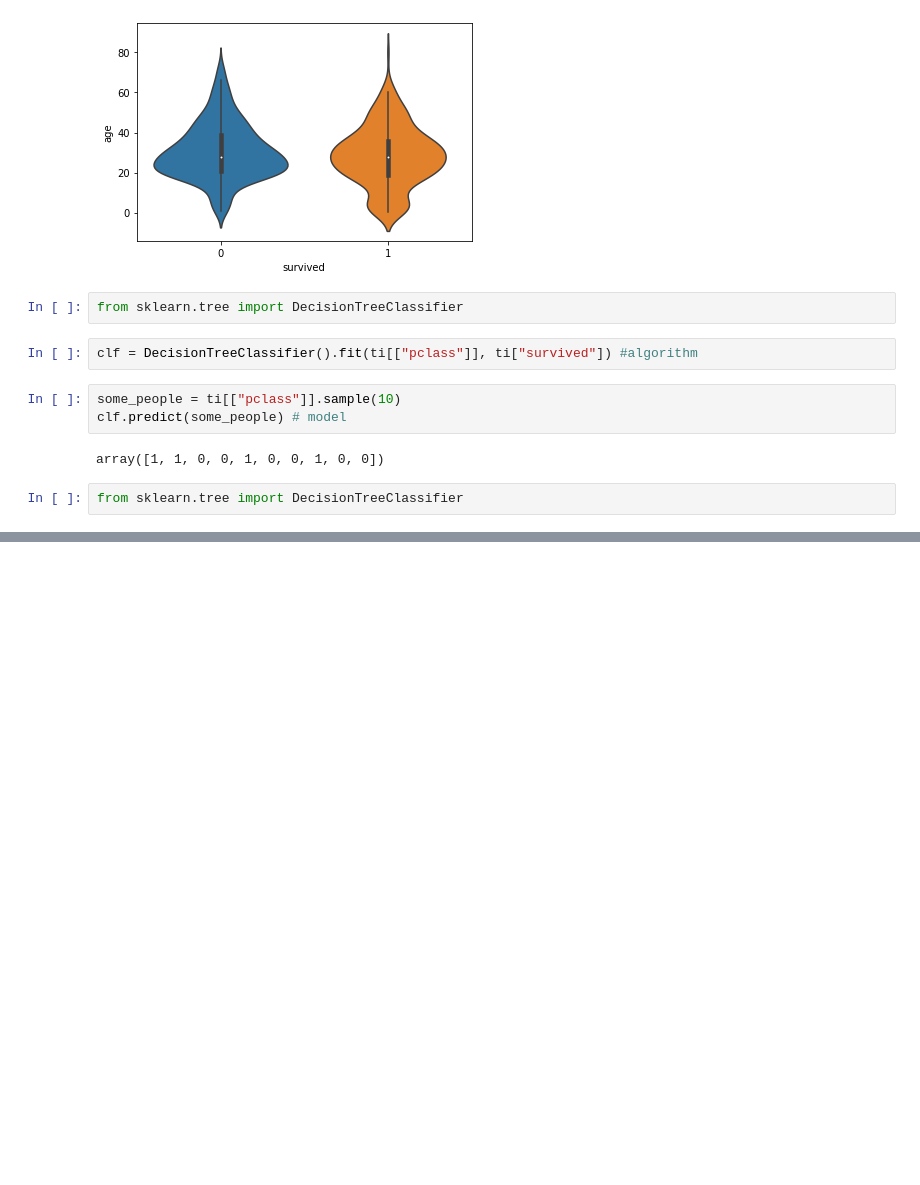
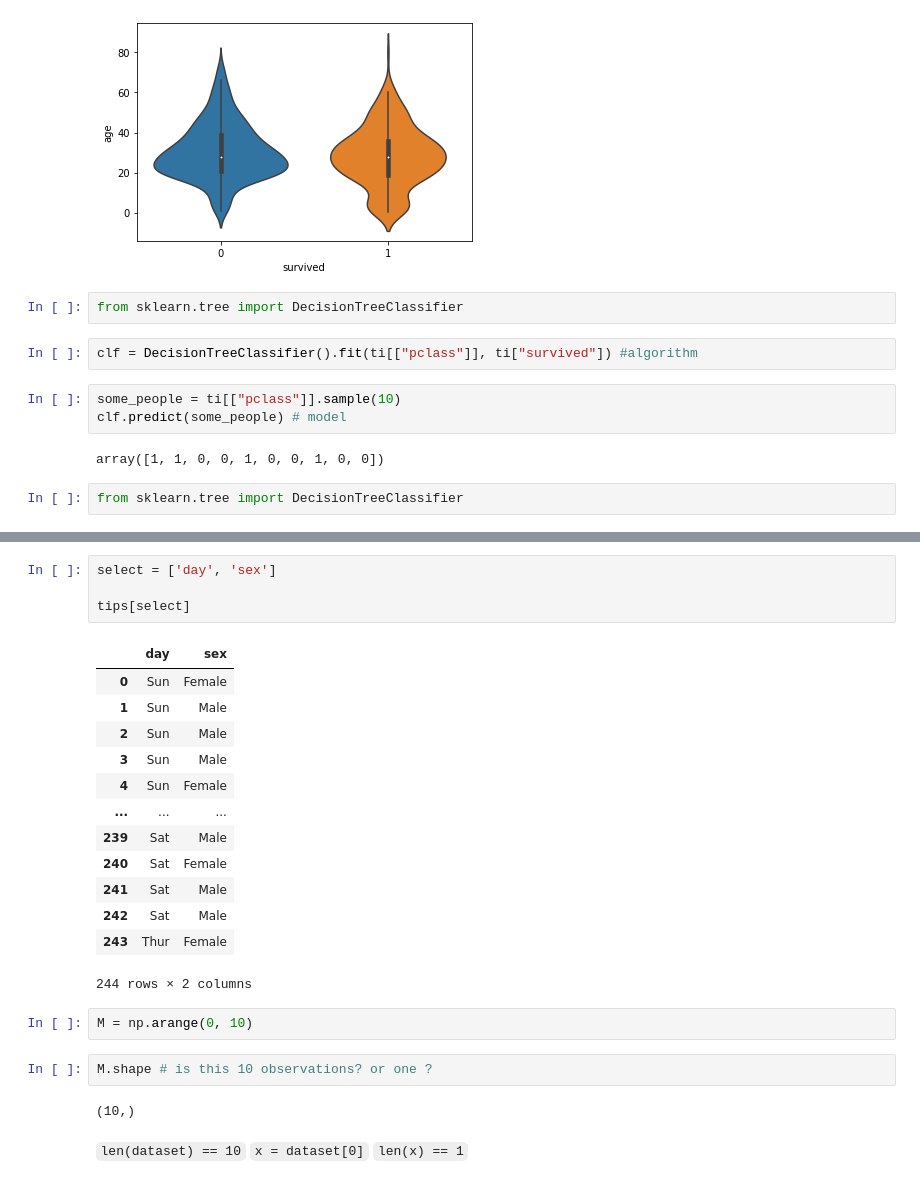
Before and after one commit to Pickett82/courseware-pracds, a Jupyter notebook: MB_NCR_PracDS_2022_03_07/Live/LIVE_PyDataLib.ipynb, the cells around one changed output, grey strips where cells are left out. Cells and saved outputs as stored; diff of their text form; blank space fills up the shorter version.

```diff
--- a/MB_NCR_PracDS_2022_03_07/Live/LIVE_PyDataLib.ipynb
+++ b/MB_NCR_PracDS_2022_03_07/Live/LIVE_PyDataLib.ipynb
@@ -208,0 +262,28 @@ from sklearn.tree import DecisionTreeClassifier
+# %%
+select = ['day', 'sex']
+
+tips[select]
+# %% [output]
+|  | day | sex |
+| 0 | Sun | Female |
+| 1 | Sun | Male |
+| 2 | Sun | Male |
+| 3 | Sun | Male |
+| 4 | Sun | Female |
+| ... | ... | ... |
+| 239 | Sat | Male |
+| 240 | Sat | Female |
+| 241 | Sat | Male |
+| 242 | Sat | Male |
+| 243 | Thur | Female |
+244 rows × 2 columns
+# %%
+M = np.arange(0, 10)
+# %%
+M.shape # is this 10 observations? or one ?
+# %% [output]
+(10,)
+# %% [markdown]
+`len(dataset) == 10`
+`x = dataset[0]`
+`len(x) == 1`
```
Also changed, not shown: parts of 27 cells of this notebook.
